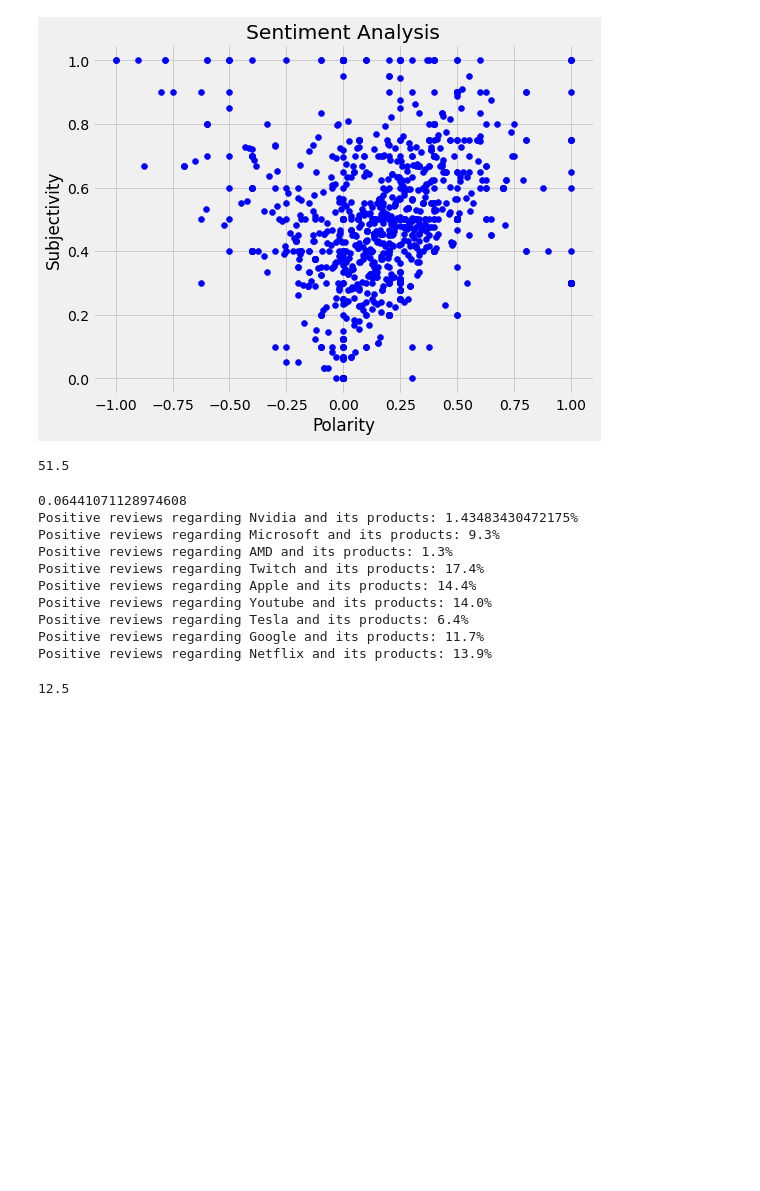
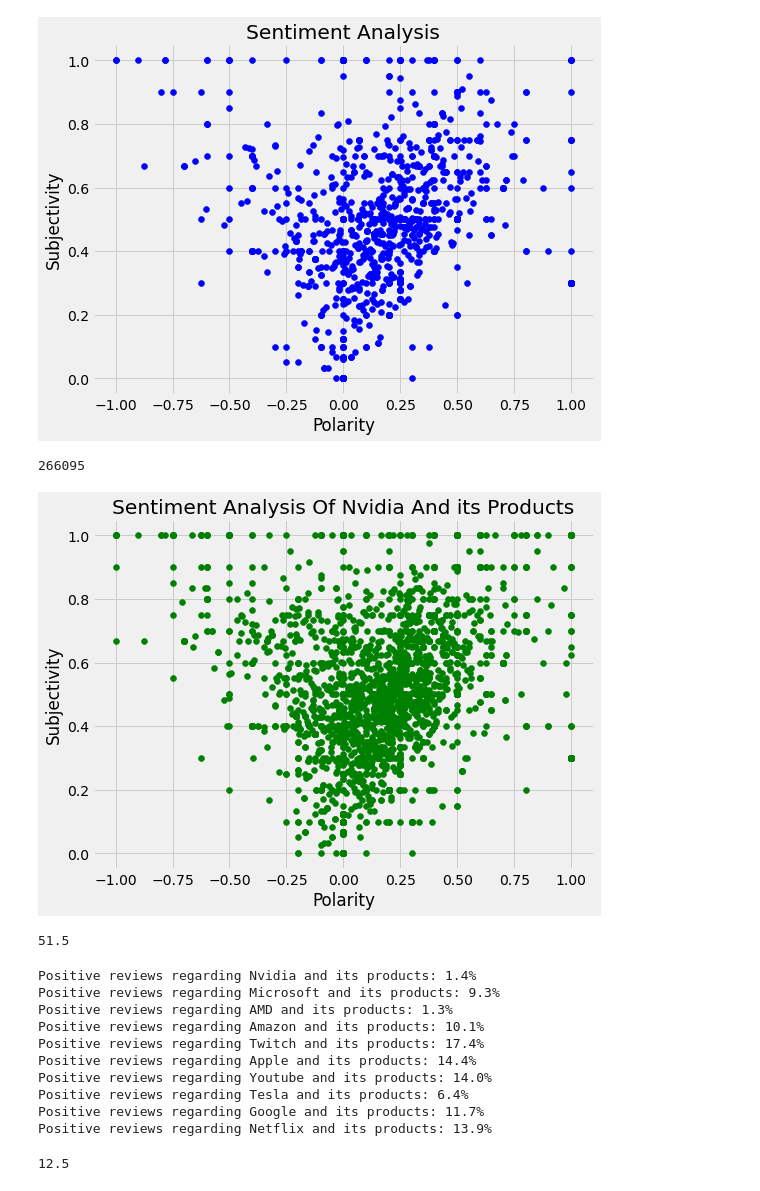
Before and after one commit to Arnav1511/OMSA, a Jupyter notebook: MajorProject.ipynb, the cells around one changed output. Cells and saved outputs as stored; diff of their text form; code cells hidden in the pictures; blank space fills up the shorter version.

```diff
--- a/MajorProject.ipynb
+++ b/MajorProject.ipynb
@@ -245,6 +230,23 @@ for i in range(0, 1500):
 plt.show()
 # %% [output]
 [figure]
+# %%
+df.shape[0]
+# %% [output]
+266095
+# %%
+#plot the polarity and subjectivity
+plt.figure(figsize=(8,6))
+for i in range(0, df.shape[0]):
+  if (df['file_name'][i]=='Nvidia'):
+        plt.scatter(df['NewPolarity'][i], df['Subjectivity'][i], color='Green')
+
+  plt.title('Sentiment Analysis Of Nvidia And its Products')
+  plt.xlabel('Polarity')
+  plt.ylabel('Subjectivity')
+plt.show()
+# %% [output]
+[figure, added]
 # %%
 #Get the percentage of Positive tweets
 ptweets = df[df.Analysis == 'Positive']
@@ -265,11 +267,12 @@ tesla = ptweets[df.file_name=='Tesla']
 google = ptweets[df.file_name=='Google']
 netflix = ptweets[df.file_name=='Netflix']
 
-print((tesla.shape[0] / ptweets.shape[0]))
 
-print("Positive reviews regarding Nvidia and its products: "+str(  (nvidia.shape[0] / ptweets.shape[0]) *100)+"%")
+
+print("Positive reviews regarding Nvidia and its products: "+str(round(  (nvidia.shape[0] / ptweets.shape[0]) *100,1))+"%")
 print("Positive reviews regarding Microsoft and its products: "+str(round(  (ms.shape[0] / ptweets.shape[0]) *100, 1))+"%")
 print("Positive reviews regarding AMD and its products: "+str(round(  (amd.shape[0] / ptweets.shape[0]) *100, 1))+"%")
+print("Positive reviews regarding Amazon and its products: "+str(round(  (amazon.shape[0] / ptweets.shape[0]) *100, 1))+"%")
 print("Positive reviews regarding Twitch and its products: "+str(round(  (twitch.shape[0] / ptweets.shape[0]) *100, 1))+"%")
 print("Positive reviews regarding Apple and its products: "+str(round(  (apple.shape[0] / ptweets.shape[0]) *100, 1))+"%")
 print("Positive reviews regarding Youtube and its products: "+str(round(  (youtube.shape[0] / ptweets.shape[0]) *100, 1))+"%")
@@ -277,10 +280,10 @@ print("Positive reviews regarding Tesla and its products: "+str(round(  (tesla.s
 print("Positive reviews regarding Google and its products: "+str(round(  (google.shape[0] / ptweets.shape[0]) *100, 1))+"%")
 print("Positive reviews regarding Netflix and its products: "+str(round(  (netflix.shape[0] / ptweets.shape[0]) *100, 1))+"%")
 # %% [output]
-0.06441071128974608
-Positive reviews regarding Nvidia and its products: 1.43483430472175%
+Positive reviews regarding Nvidia and its products: 1.4%
 Positive reviews regarding Microsoft and its products: 9.3%
 Positive reviews regarding AMD and its products: 1.3%
+Positive reviews regarding Amazon and its products: 10.1%
 Positive reviews regarding Twitch and its products: 17.4%
 Positive reviews regarding Apple and its products: 14.4%
 Positive reviews regarding Youtube and its products: 14.0%
```
Also changed, not shown: parts of 10 cells of this notebook.
